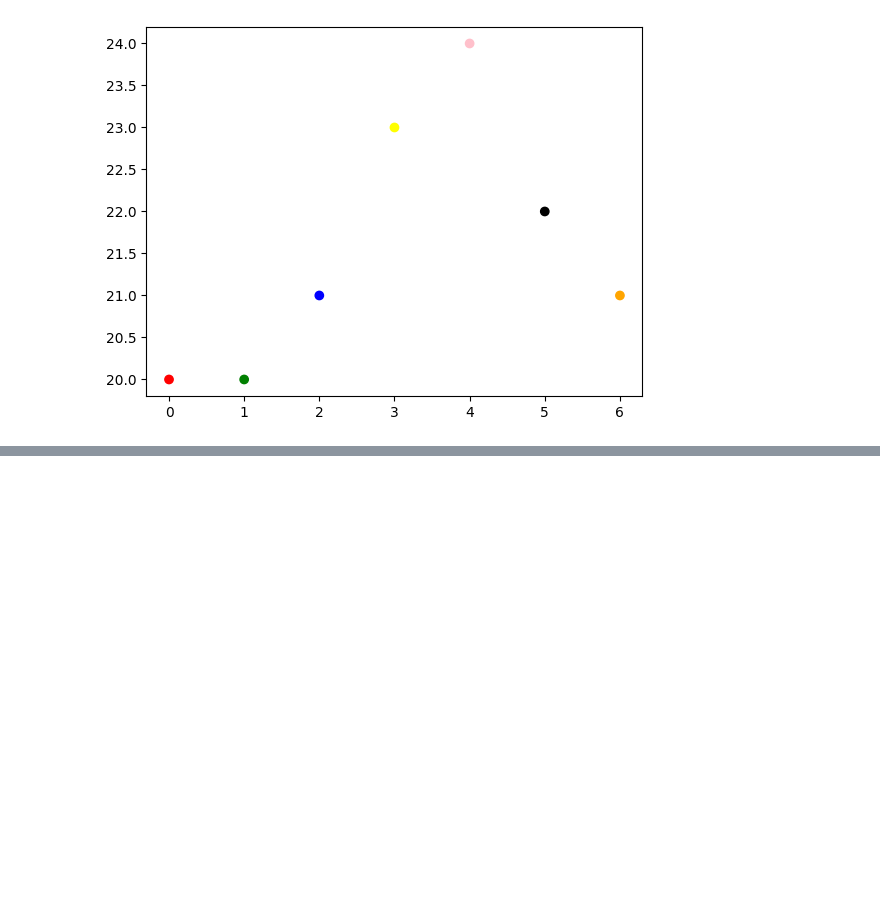
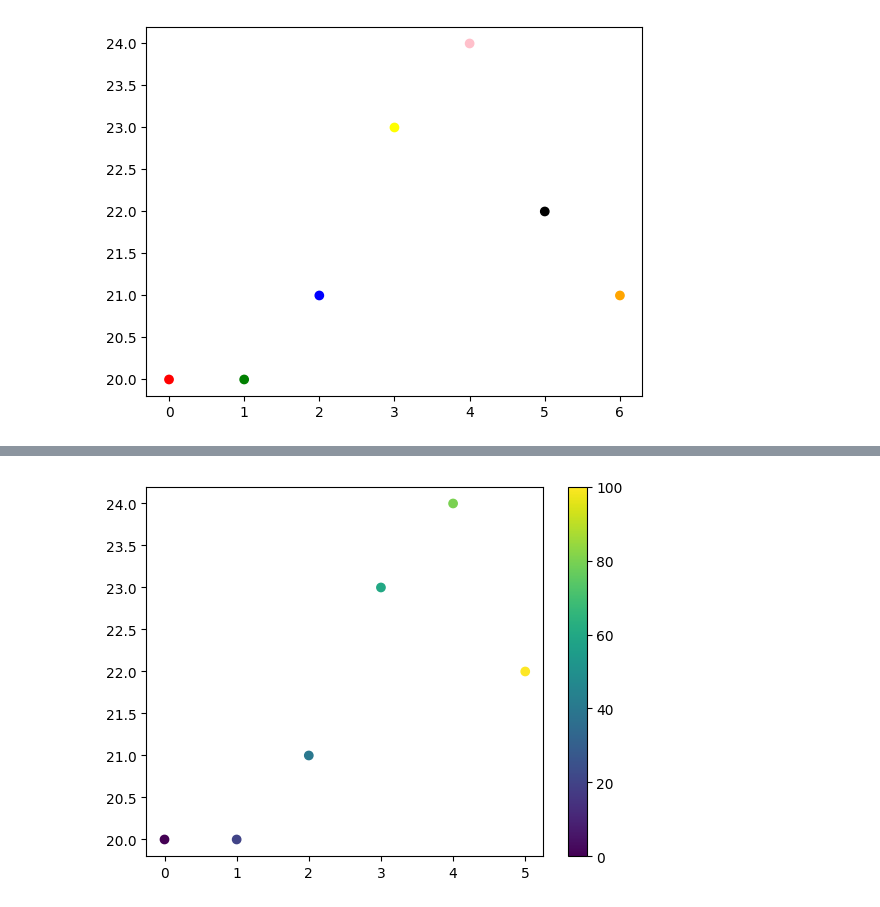
Before and after one commit to NatashaMoses/ML_Python_Libraries, a Jupyter notebook: matplotlib/01_matplotlib_scatterplots.ipynb, the cells around one changed output, grey strips where cells are left out. Cells and saved outputs as stored; diff of their text form; code cells hidden in the pictures; blank space fills up the shorter version.

Commit message:
finish colormap

```diff
--- a/matplotlib/01_matplotlib_scatterplots.ipynb
+++ b/matplotlib/01_matplotlib_scatterplots.ipynb
@@ -70,0 +81,18 @@ plt.show()
+# %%
+# COLORMAP
+import matplotlib.pyplot as plt
+import numpy as np
+
+#week two, day and temperature:
+x = np.array([0,1,2,3,4,5])
+y = np.array([20,20,21,23,24,22])
+
+colors = np.array([0,20,40,60,80,100])
+
+plt.scatter(x, y, c = colors, cmap = 'viridis')
+
+plt.colorbar()
+
+plt.show()
+# %% [output]
+[figure, added]
```
Also changed, not shown: parts of 2 cells of this notebook.
